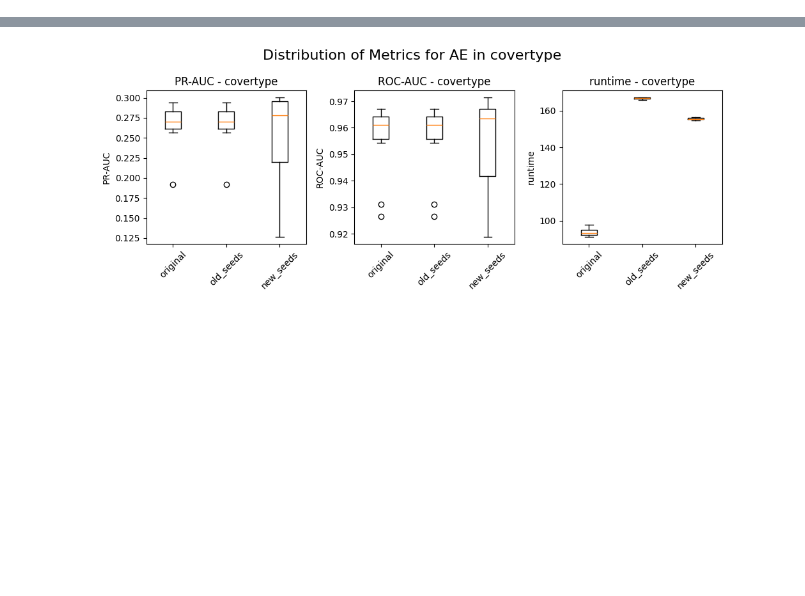
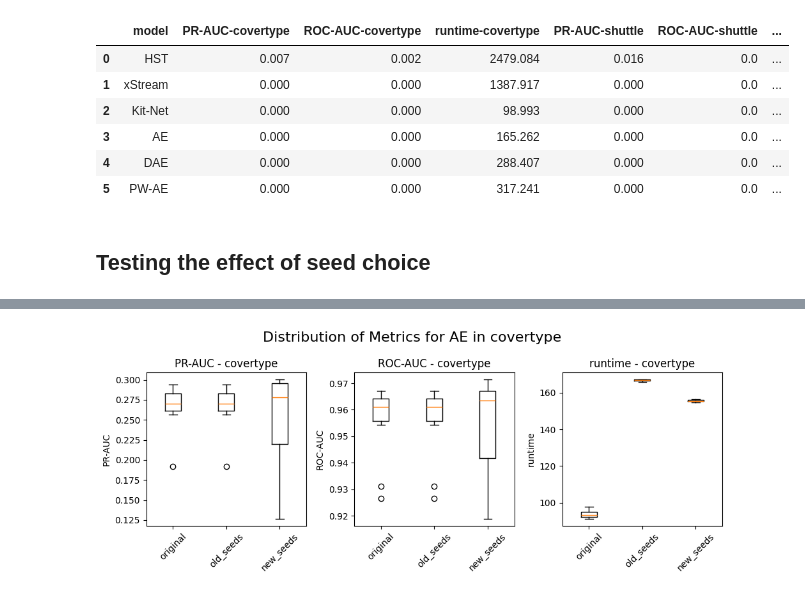
Before and after one commit to ronaldvandenbroek/DAADS, a Jupyter notebook: notebooks/additional_tests.ipynb, the cells around one changed output, grey strips where cells are left out. Cells and saved outputs as stored; diff of their text form; code cells hidden in the pictures; blank space fills up the shorter version.

```diff
--- a/notebooks/additional_tests.ipynb
+++ b/notebooks/additional_tests.ipynb
@@ -73,2 +139,15 @@ columns = ['PR-AUC', 'ROC-AUC', 'runtime', 'status', 'model', 'dataset']
+# %%
+abs_original_old =  abs_dataframes(flattened_benchmark_csv_original, flattened_benchmark_csv_old_seeds)
+round_dataframe(abs_original_old)
+# %% [output]
+|  | model | PR-AUC-covertype | ROC-AUC-covertype | runtime-covertype | PR-AUC-shuttle | ROC-AUC-shuttle | ... |
+| 0 | HST | 0.007 | 0.002 | 2479.084 | 0.016 | 0.0 | ... |
+| 1 | xStream | 0.000 | 0.000 | 1387.917 | 0.000 | 0.0 | ... |
+| 2 | Kit-Net | 0.000 | 0.000 | 98.993 | 0.000 | 0.0 | ... |
+| 3 | AE | 0.000 | 0.000 | 165.262 | 0.000 | 0.0 | ... |
+| 4 | DAE | 0.000 | 0.000 | 288.407 | 0.000 | 0.0 | ... |
+| 5 | PW-AE | 0.000 | 0.000 | 317.241 | 0.000 | 0.0 | ... |
+# %% [markdown]
+## Testing the effect of seed choice
 # %%
 # Loading the datasets
```
Also changed, not shown: parts of 23 cells of this notebook.
